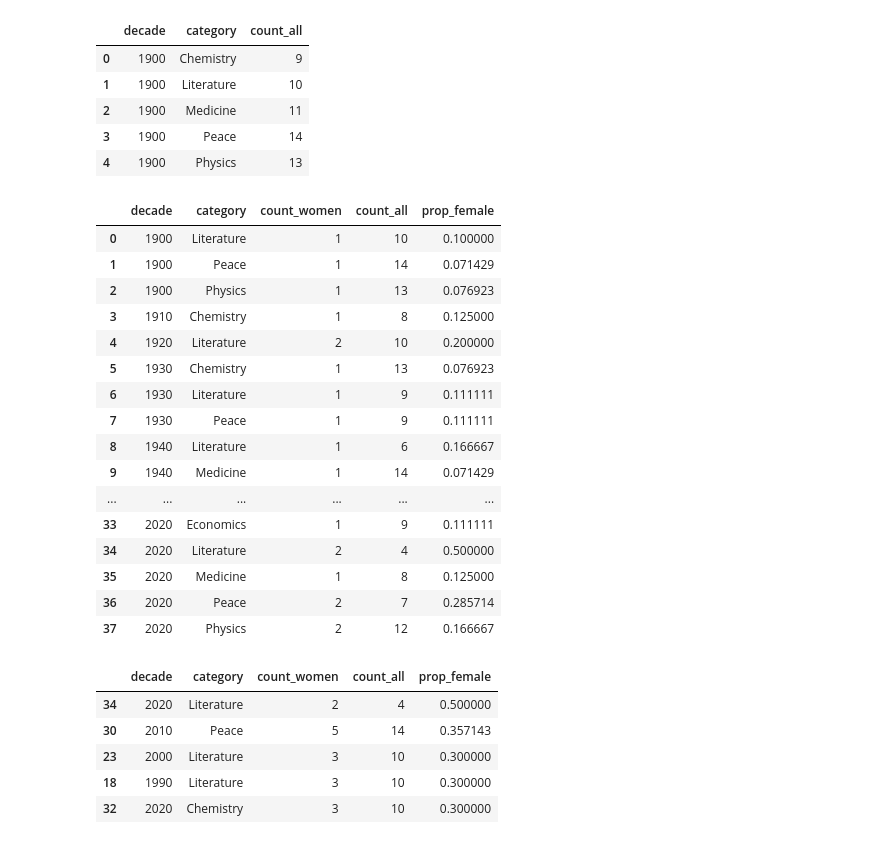
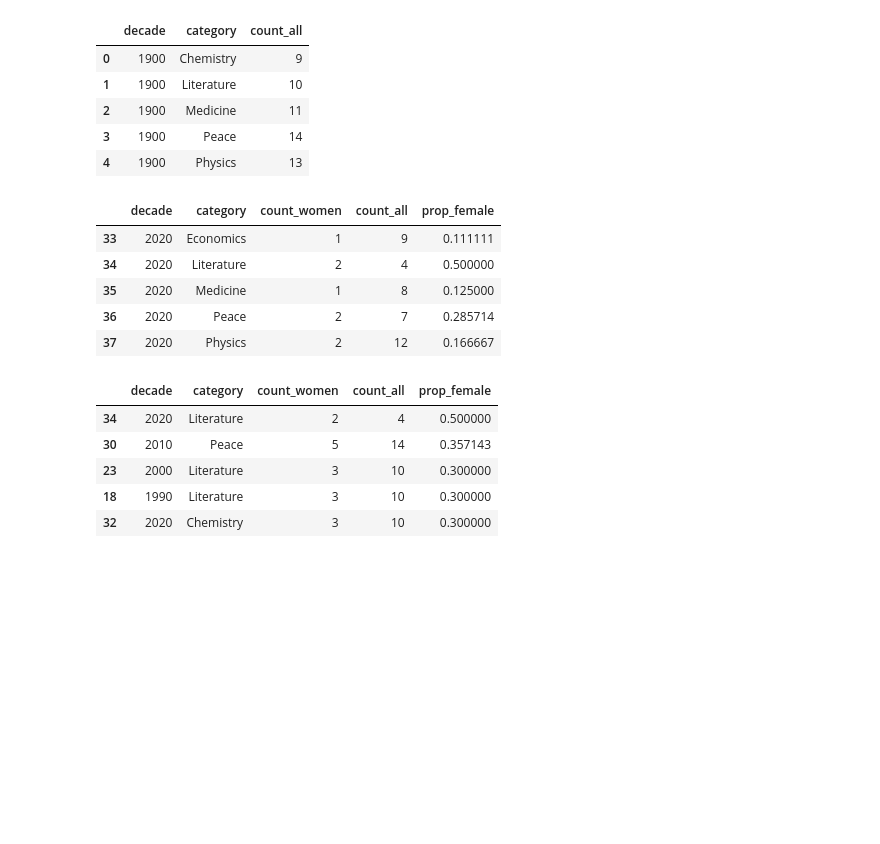
Before and after one commit to MichaelSzczepaniak/DSPortfolio, a Jupyter notebook: Nobel_Winners/NobelWinners.ipynb, the cells around one changed output. Drawn from its saved outputs; the diff is of its cells as text; code cells hidden in the pictures; blank space fills up the shorter version.

```diff
--- a/Nobel_Winners/NobelWinners.ipynb
+++ b/Nobel_Winners/NobelWinners.ipynb
@@ -359,21 +421,10 @@ df_all_cat_decs.head()
 # %%
 # Join the female and all winner dataframes together
 df_female_all = pd.merge(df_fem_cat_decs, df_all_cat_decs, how="left", on=["decade", "category"])
 df_female_all["prop_female"] = df_female_all["count_women"] / df_female_all["count_all"]
-df_female_all
+df_female_all.tail()
 # %% [output]
 |  | decade | category | count_women | count_all | prop_female |
-| 0 | 1900 | Literature | 1 | 10 | 0.100000 |
-| 1 | 1900 | Peace | 1 | 14 | 0.071429 |
-| 2 | 1900 | Physics | 1 | 13 | 0.076923 |
-| 3 | 1910 | Chemistry | 1 | 8 | 0.125000 |
-| 4 | 1920 | Literature | 2 | 10 | 0.200000 |
-| 5 | 1930 | Chemistry | 1 | 13 | 0.076923 |
-| 6 | 1930 | Literature | 1 | 9 | 0.111111 |
-| 7 | 1930 | Peace | 1 | 9 | 0.111111 |
-| 8 | 1940 | Literature | 1 | 6 | 0.166667 |
-| 9 | 1940 | Medicine | 1 | 14 | 0.071429 |
-| ... | ... | ... | ... | ... | ... |
 | 33 | 2020 | Economics | 1 | 9 | 0.111111 |
 | 34 | 2020 | Literature | 2 | 4 | 0.500000 |
 | 35 | 2020 | Medicine | 1 | 8 | 0.125000 |
```
Also changed, not shown: parts of 11 cells of this notebook.
